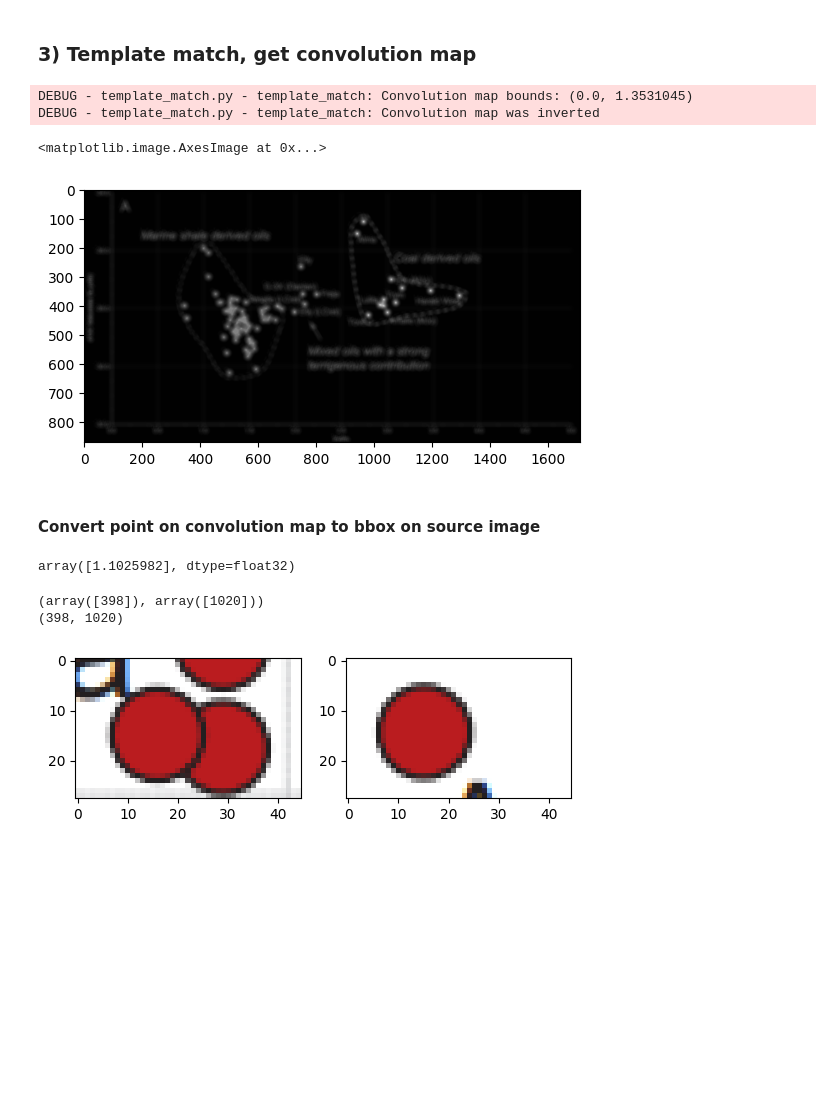
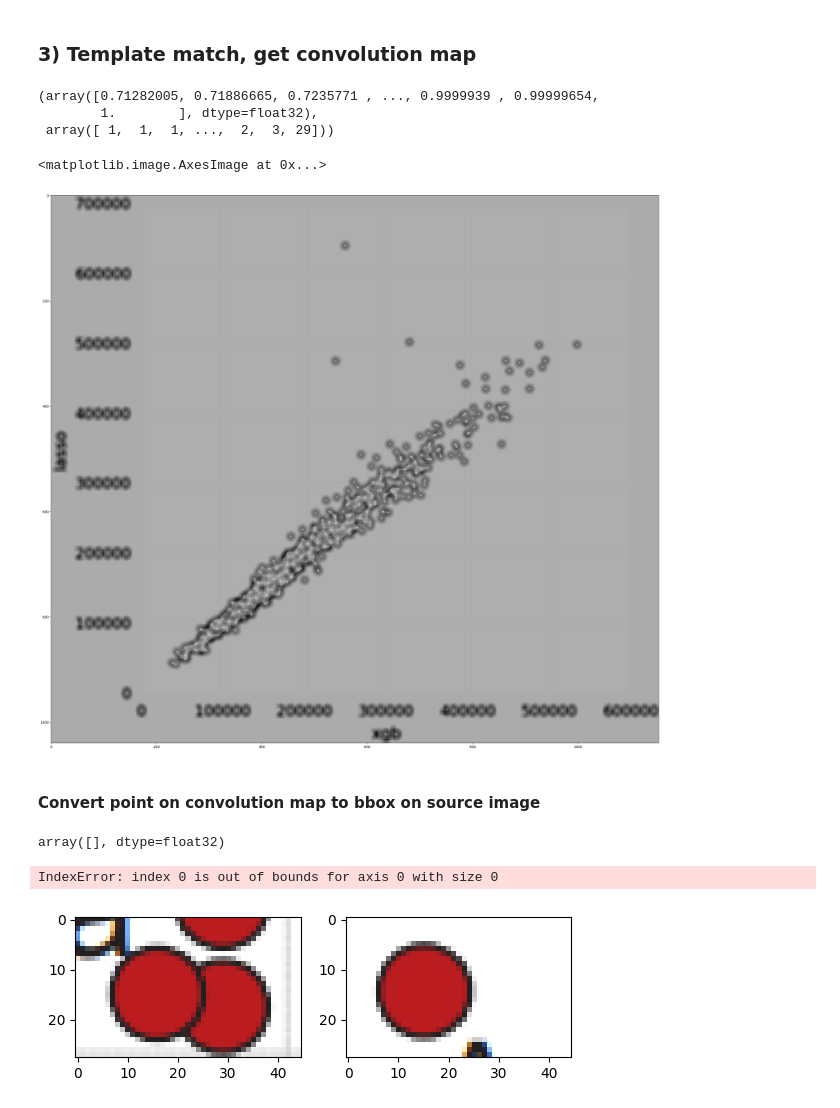
Before and after one commit to adusachev/scanplot, a Jupyter notebook: plot2data/pipeline.ipynb, the cells around one changed output. Cells and saved outputs as stored; diff of their text form; code cells hidden in the pictures; blank space fills up the shorter version.

Commit message:
multi template matching experiments

```diff
--- a/plot2data/pipeline.ipynb
+++ b/plot2data/pipeline.ipynb
@@ -97,20 +98,25 @@ draw_image(template_rgb)
 # %%
 # methods = ['cv.TM_CCOEFF', 'cv.TM_CCOEFF_NORMED', 'cv.TM_CCORR',
 #            'cv.TM_CCORR_NORMED', 'cv.TM_SQDIFF', 'cv.TM_SQDIFF_NORMED']
-# method = 'cv.TM_CCORR_NORMED'
-method = 'cv.TM_SQDIFF_NORMED'
+# method = 'cv.TM_CCOEFF_NORMED'
+method = 'cv.TM_CCORR_NORMED'
+# method = 'cv.TM_SQDIFF_NORMED'
 # method = 'cv.TM_SQDIFF'
 
 
 convolution_map, max_val = template_match(source_image, template_rgb, mask, method_name=method)
-# %% [output]
-DEBUG - template_match.py - template_match: Convolution map bounds: (0.0, 1.3531045)
-DEBUG - template_match.py - template_match: Convolution map was inverted
+# %%
+np.unique(convolution_map, return_counts=True)
+# %% [output]
+(array([0.71282005, 0.71886665, 0.7235771 , ..., 0.9999939 , 0.99999654,
+        1.        ], dtype=float32),
+ array([ 1,  1,  1, ...,  2,  3, 29]))
 # %%
+plt.figure(figsize=(60, 30))
 plt.imshow(convolution_map, cmap="gray")
 # %% [output]
 <matplotlib.image.AxesImage at 0x...>
-[figure, old version]
+[figure, new version]
 # %% [markdown]
 #### Convert point on convolution map to bbox on source image
 # %%
@@ -119,15 +125,14 @@ index = np.where( convolution_map == 1.1025982)
 # check
 convolution_map[index]
 # %% [output]
-array([1.1025982], dtype=float32)
+array([], dtype=float32)
 # %%
 point_on_map = (index[0][0], index[1][0])
 
 print(index)
 print(point_on_map)
 # %% [output]
-(array([398]), array([1020]))
-(398, 1020)
+IndexError: index 0 is out of bounds for axis 0 with size 0
 # %%
 bbox = point_to_bbox(*point_on_map, w, h, convolution_map)
 x_min, x_max, y_min, y_max = bbox
```
Also changed, not shown: parts of 60 cells of this notebook, 1 other file.
